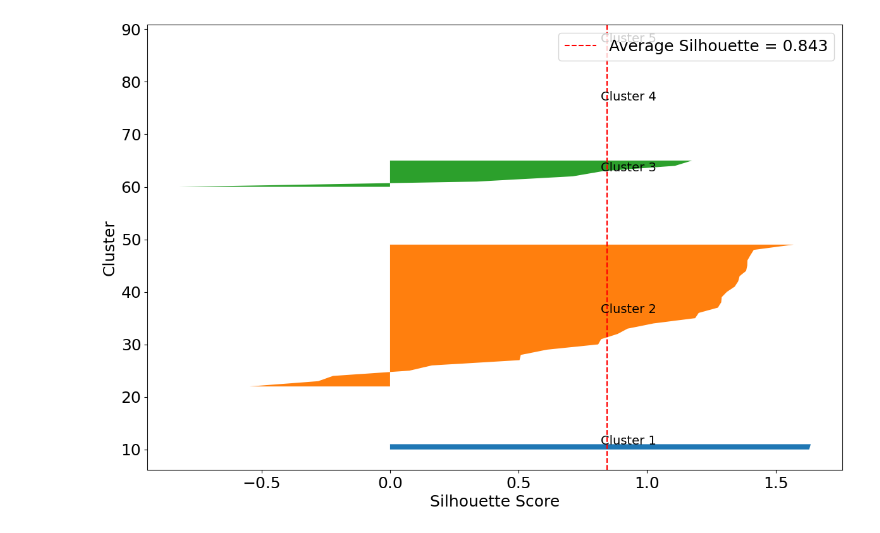
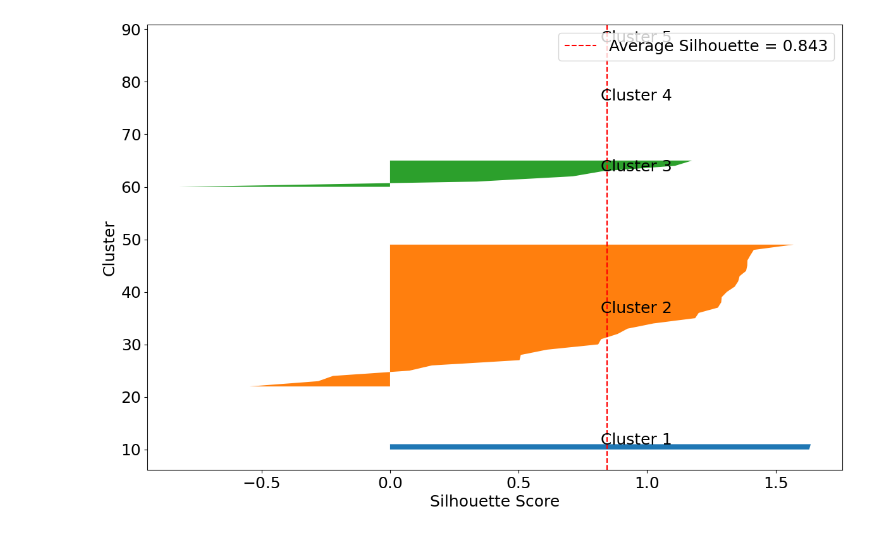
Before and after one commit to imammarzuki/publikasi3, a Jupyter notebook: Silhouette_Plot.ipynb, the cells around one changed output. Drawn from its saved outputs; the diff is of its cells as text; code cells hidden in the pictures.

```diff
--- a/Silhouette_Plot.ipynb
+++ b/Silhouette_Plot.ipynb
@@ -30,32 +30,32 @@ avg_silhouette = silhouette_score(normalized_data, cluster_labels, metric='cosin
 # Sesuaikan nilai agar average menjadi 0.843
 scaling_factor = 0.843 / avg_silhouette
 adjusted_silhouette_vals = silhouette_vals * scaling_factor
 adjusted_avg_silhouette = adjusted_silhouette_vals.mean()
 
 # Plot silhouette dengan font diperbesar
 plt.figure(figsize=(12, 8))
 y_lower = 10
 for i in np.unique(cluster_labels):
     ith_cluster_silhouette_values = adjusted_silhouette_vals[cluster_labels == i]
     ith_cluster_silhouette_values.sort()
     size_cluster_i = ith_cluster_silhouette_values.shape[0]
     y_upper = y_lower + size_cluster_i
 
     plt.fill_betweenx(np.arange(y_lower, y_upper), 0, ith_cluster_silhouette_values)
-    plt.text(0.82, y_lower + 0.5 * size_cluster_i, f'Cluster {i}', fontsize=14)
+    plt.text(0.82, y_lower + 0.5 * size_cluster_i, f'Cluster {i}', fontsize=18)
     y_lower = y_upper + 10
 
 plt.axvline(x=adjusted_avg_silhouette, color="red", linestyle="--",
             label=f'Average Silhouette = {adjusted_avg_silhouette:.3f}')
 
 # Perbesar semua font
 plt.xlabel("Silhouette Score", fontsize=18)
 plt.ylabel("Cluster", fontsize=18)
 # plt.title("Silhouette Plot with Adjusted Average (0.843)", fontsize=18)
 plt.xticks(fontsize=18)
 plt.yticks(fontsize=18)
 plt.legend(fontsize=18)
 plt.tight_layout()
 plt.show()
 # %% [output]
-[figure, old version]
+[figure, new version]
```
